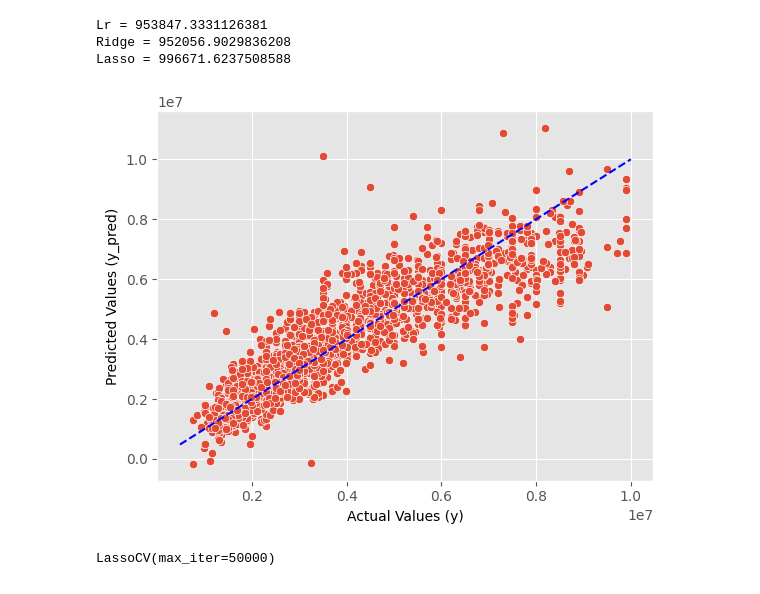
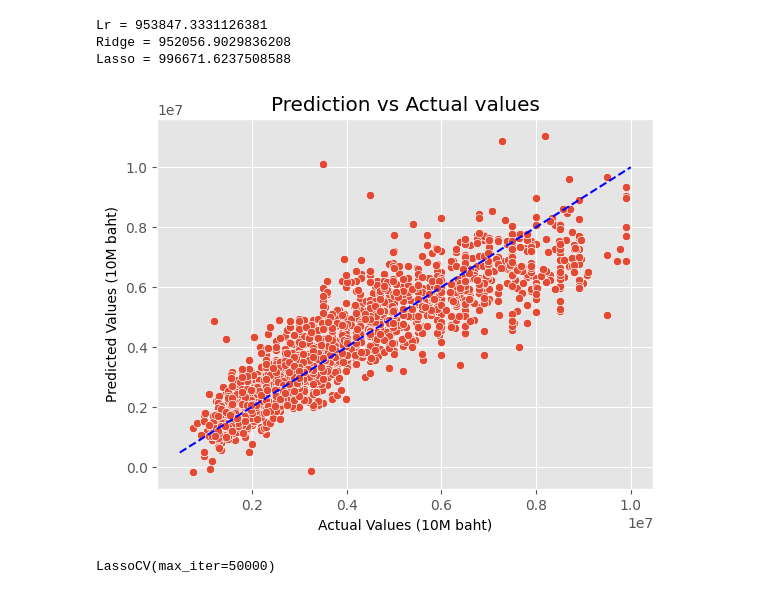
Before and after one commit to wtwwitt/project_2_bangkok_housing_price, a Jupyter notebook: code/Prediction_code_model_Final_Fix_2.ipynb, the cells around one changed output. Drawn from its saved outputs; the diff is of its cells as text; code cells hidden in the pictures.

```diff
--- a/code/Prediction_code_model_Final_Fix_2.ipynb
+++ b/code/Prediction_code_model_Final_Fix_2.ipynb
@@ -428,16 +432,17 @@ Ridge = 952056.9029836208
 Lasso = 996671.6237508588
 # %%
 # Actual data vs prediction line
+plt.title('Prediction vs Actual values')
 y_val_pred = ridge.predict(X_val)
 y_val_pred = pd.DataFrame(y_val_pred, columns=['prediction']).reset_index(drop=True)
 y_val_df = pd.DataFrame(y_val).reset_index(drop=True)
 plot_df = pd.concat([y_val_df, y_val_pred], axis=1)
 sns.scatterplot(x=plot_df['price'], y=plot_df['prediction'])
 plt.plot([min(y), max(y)], [min(y), max(y)], color='blue', linestyle='--')
-plt.xlabel('Actual Values (y)')
-plt.ylabel('Predicted Values (y_pred)');
+plt.xlabel('Actual Values (10M baht)')
+plt.ylabel('Predicted Values (10M baht)');
 # %% [output]
-[figure, old version]
+[figure, new version]
 # %%
 # Retrain before using it to predict test data
 lr.fit(X_combined, y)
```
Also changed, not shown: parts of 2 cells of this notebook, 2 other files.
